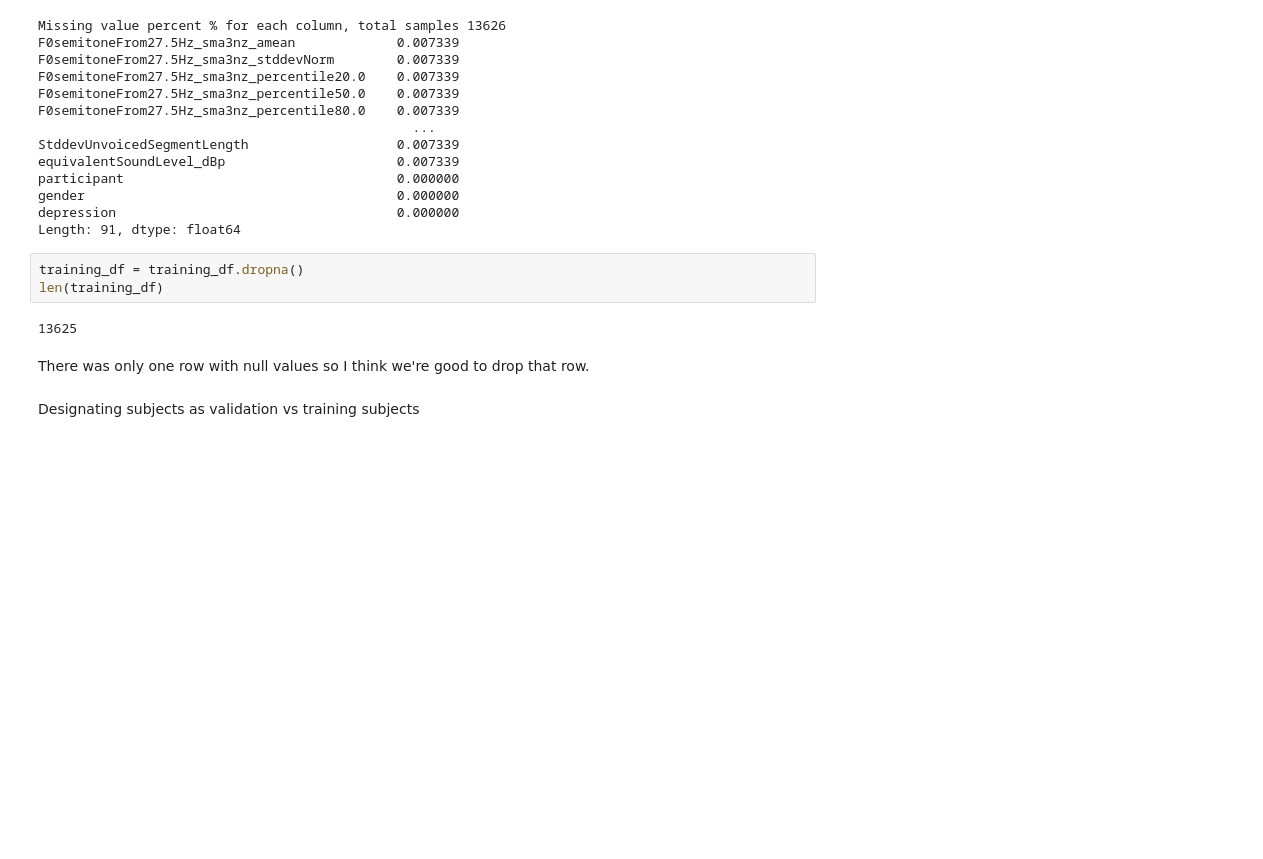
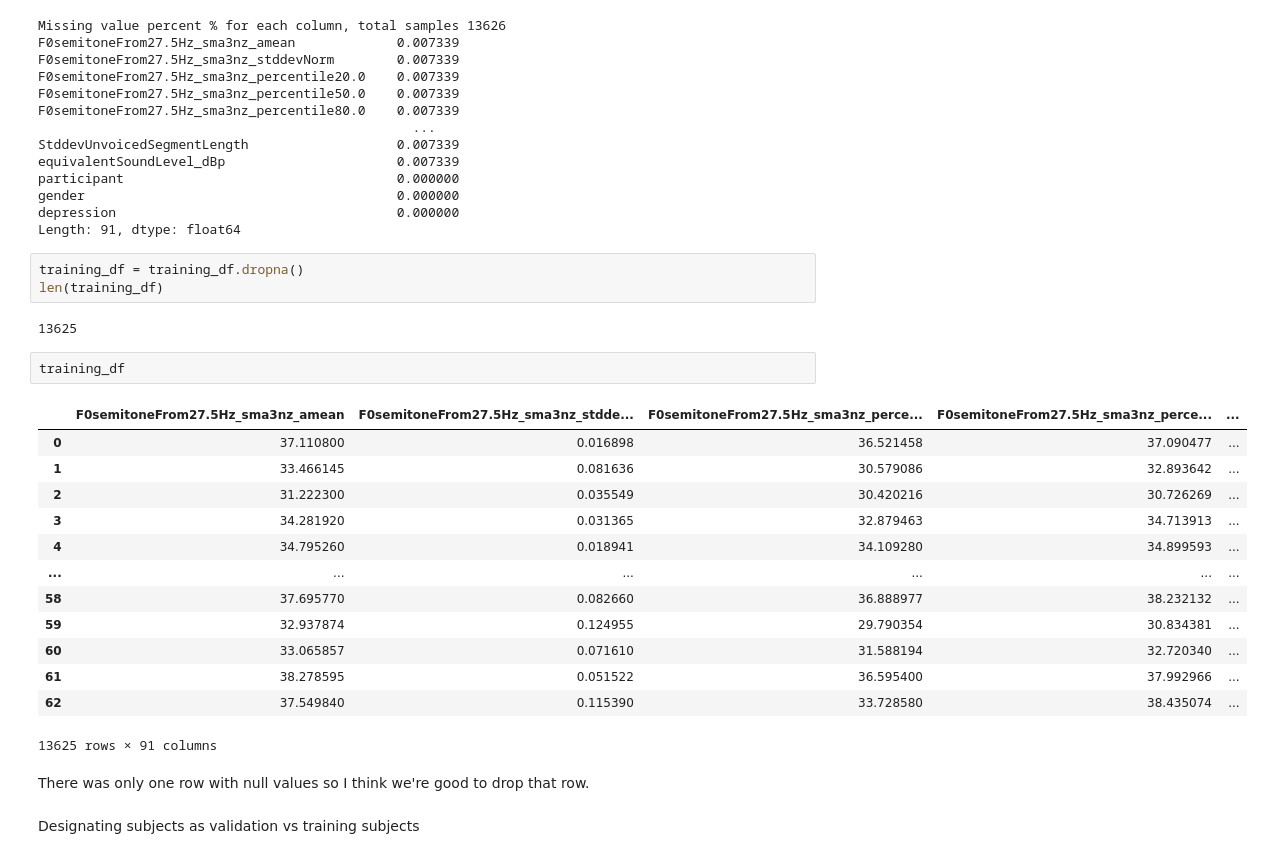
Before and after one commit to rj-7/ML-HW5-Exploring-Bias, a Jupyter notebook: MW-testing.ipynb, the cells around one changed output. Drawn from its saved outputs; the diff is of its cells as text; blank space fills up the shorter version.

```diff
--- a/MW-testing.ipynb
+++ b/MW-testing.ipynb
@@ -109,6 +113,22 @@ training_df = training_df.dropna()
 len(training_df)
 # %% [output]
 13625
+# %%
+training_df
+# %% [output]
+|  | F0semitoneFrom27.5Hz_sma3nz_amean | F0semitoneFrom27.5Hz_sma3nz_stdde... | F0semitoneFrom27.5Hz_sma3nz_perce... | F0semitoneFrom27.5Hz_sma3nz_perce... | ... |
+| 0 | 37.110800 | 0.016898 | 36.521458 | 37.090477 | ... |
+| 1 | 33.466145 | 0.081636 | 30.579086 | 32.893642 | ... |
+| 2 | 31.222300 | 0.035549 | 30.420216 | 30.726269 | ... |
+| 3 | 34.281920 | 0.031365 | 32.879463 | 34.713913 | ... |
+| 4 | 34.795260 | 0.018941 | 34.109280 | 34.899593 | ... |
+| ... | ... | ... | ... | ... | ... |
+| 58 | 37.695770 | 0.082660 | 36.888977 | 38.232132 | ... |
+| 59 | 32.937874 | 0.124955 | 29.790354 | 30.834381 | ... |
+| 60 | 33.065857 | 0.071610 | 31.588194 | 32.720340 | ... |
+| 61 | 38.278595 | 0.051522 | 36.595400 | 37.992966 | ... |
+| 62 | 37.549840 | 0.115390 | 33.728580 | 38.435074 | ... |
+13625 rows × 91 columns
 # %% [markdown]
 There was only one row with null values so I think we're good to drop that row.
 # %% [markdown]
```
Also changed, not shown: parts of 20 cells of this notebook.
